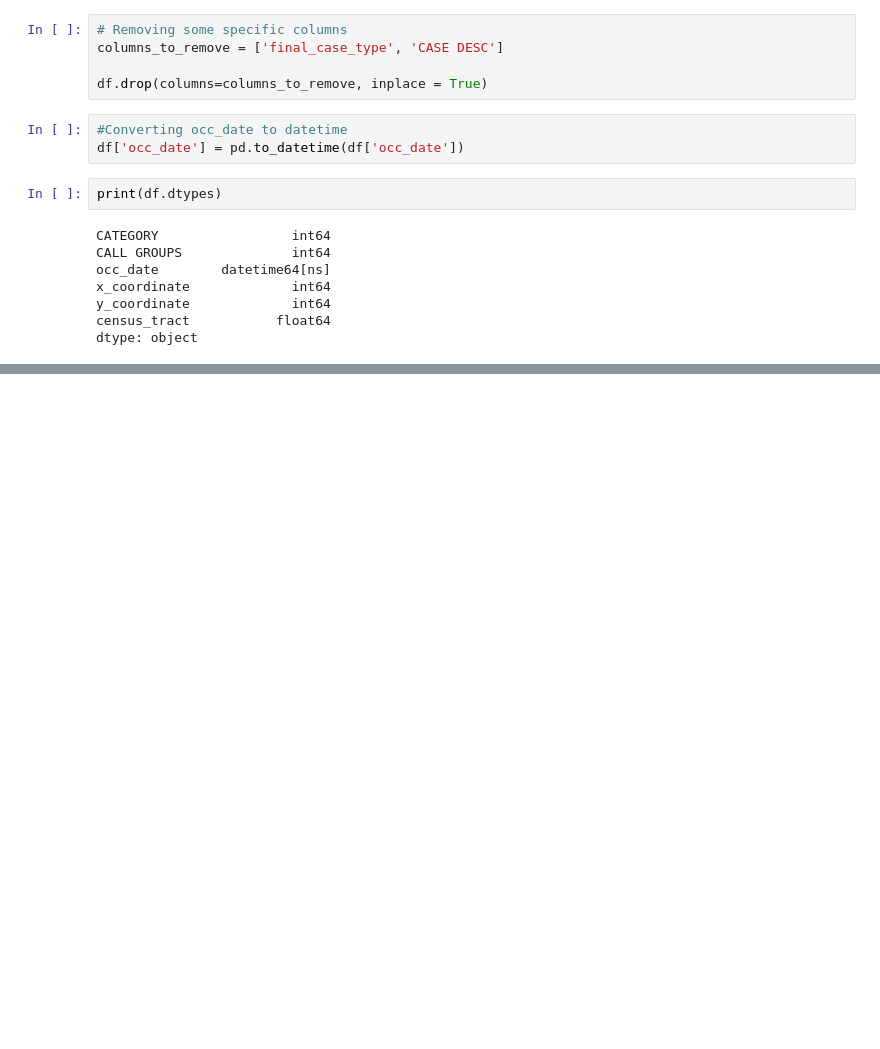
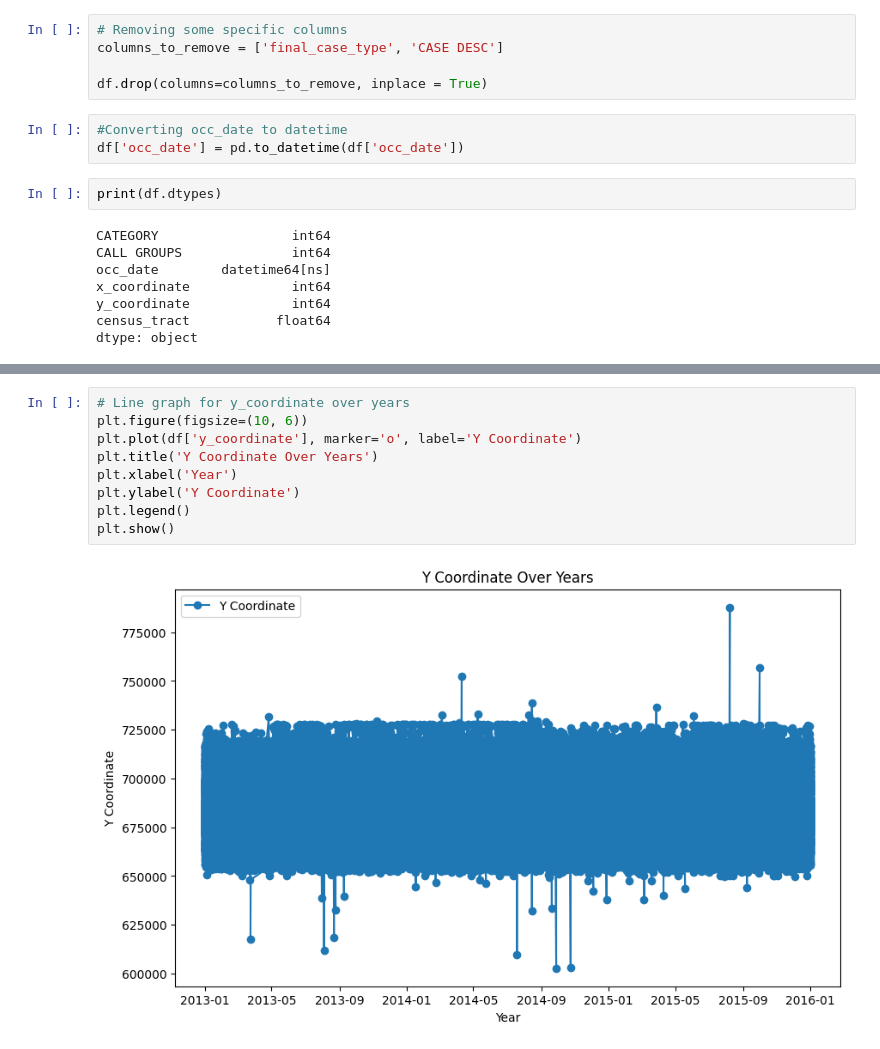
Before and after one commit to GVSU-CIS635/gvsu-cis635-term-project-predictive-policing, a Jupyter notebook: CIS635Project.ipynb, the cells around one changed output, grey strips where cells are left out. Saved outputs shown, nothing was run; the diff lists cells and outputs as text; blank space fills up the shorter version.

```diff
--- a/CIS635Project.ipynb
+++ b/CIS635Project.ipynb
@@ -64,0 +76,11 @@ dtype: object
+# %%
+# Line graph for y_coordinate over years
+plt.figure(figsize=(10, 6))
+plt.plot(df['y_coordinate'], marker='o', label='Y Coordinate')
+plt.title('Y Coordinate Over Years')
+plt.xlabel('Year')
+plt.ylabel('Y Coordinate')
+plt.legend()
+plt.show()
+# %% [output]
+[figure, added]
```
Also changed, not shown: parts of 3 cells of this notebook.
